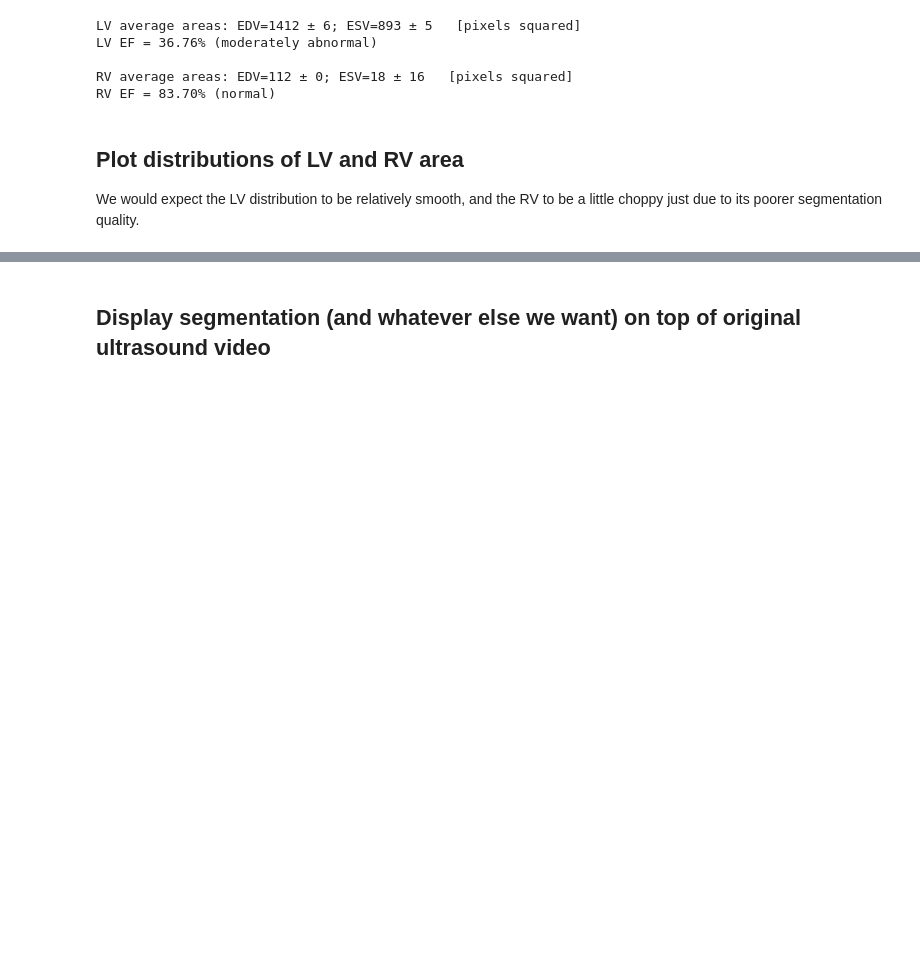
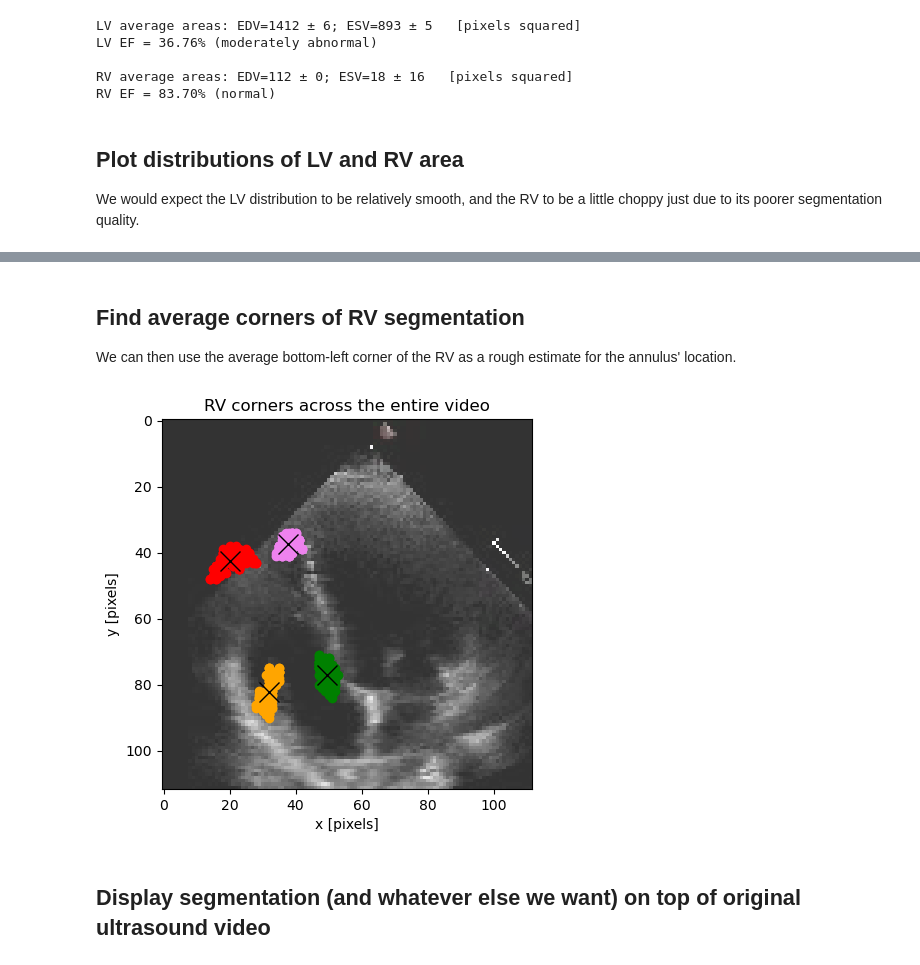
Before and after one commit to DeepNeuron-AI/dynamic, a Jupyter notebook: weak_labels.ipynb, the cells around one changed output, grey strips where cells are left out. Cells and saved outputs as stored; diff of their text form; code cells hidden in the pictures; blank space fills up the shorter version.

```diff
--- a/weak_labels.ipynb
+++ b/weak_labels.ipynb
@@ -696,3 +712,42 @@ for i, (areas, name, color) in enumerate(zip((LV_areas, RV_areas), ("LV", "RV"),
+# %% [markdown]
+## Find average corners of RV segmentation
+We can then use the average bottom-left corner of the RV as a rough estimate for the annulus' location.
+# %%
+from sklearn.cluster import KMeans
+
+RV_boxes = np.array([get_min_area_box(right_segmentation) for right_segmentation in right_segmentations if get_min_area_box(right_segmentation) is not None])
+RV_points = RV_boxes.reshape((-1, RV_boxes.shape[-1]))
+
+kmeans = KMeans(n_clusters=4, random_state=0, n_init="auto").fit(RV_points)
+
+colours = ["red", "green", "violet", "orange"]
+RV_ave_corners = []
+
+fig, ax = plt.subplots()
+for i, colour in enumerate(colours):
+    points = RV_points[kmeans.labels_ == i]
+    xs, ys = zip(*points)
+    centre_x, centre_y = np.mean(xs), np.mean(ys)
+    RV_ave_corners.append((centre_x, centre_y))
+    ax.scatter(xs, ys, color=colour)
+    ax.plot([centre_x], [centre_y], color="black", marker="x", markersize=15)
+    ax.set_title("RV corners across the entire video")
+    ax.set_xlabel("x [pixels]")
+    ax.set_ylabel("y [pixels]")
+
+# Invert axis since y values of images increase as they go down the screen, not up
+ax.invert_yaxis()
+
+# Overlay translucent frame from video
+ax.imshow(echonet_video[diastoles[0]], alpha=0.8)
+
+# Save the bottom-left for reuse as the annulus later
+_bottom_RV_corners = sorted(RV_ave_corners, key=lambda x: x[1])[2:]
+bottom_left_RV = sorted(_bottom_RV_corners, key=lambda x: x[0])[0]
+
+plt.show()
+# %% [output]
+[figure, added]
 # %% [markdown]
 ## Display segmentation (and whatever else we want) on top of original ultrasound video
 # %%
```
Also changed, not shown: parts of 9 cells of this notebook.
